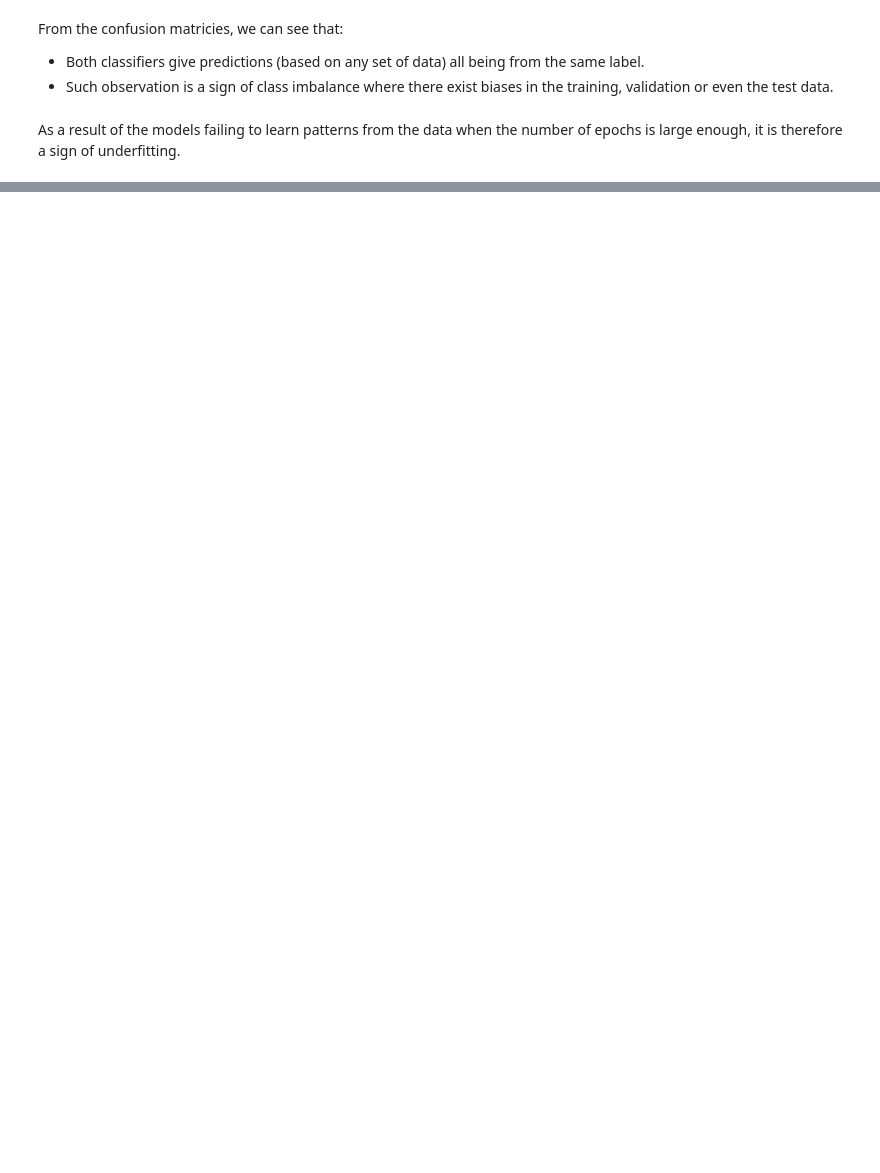
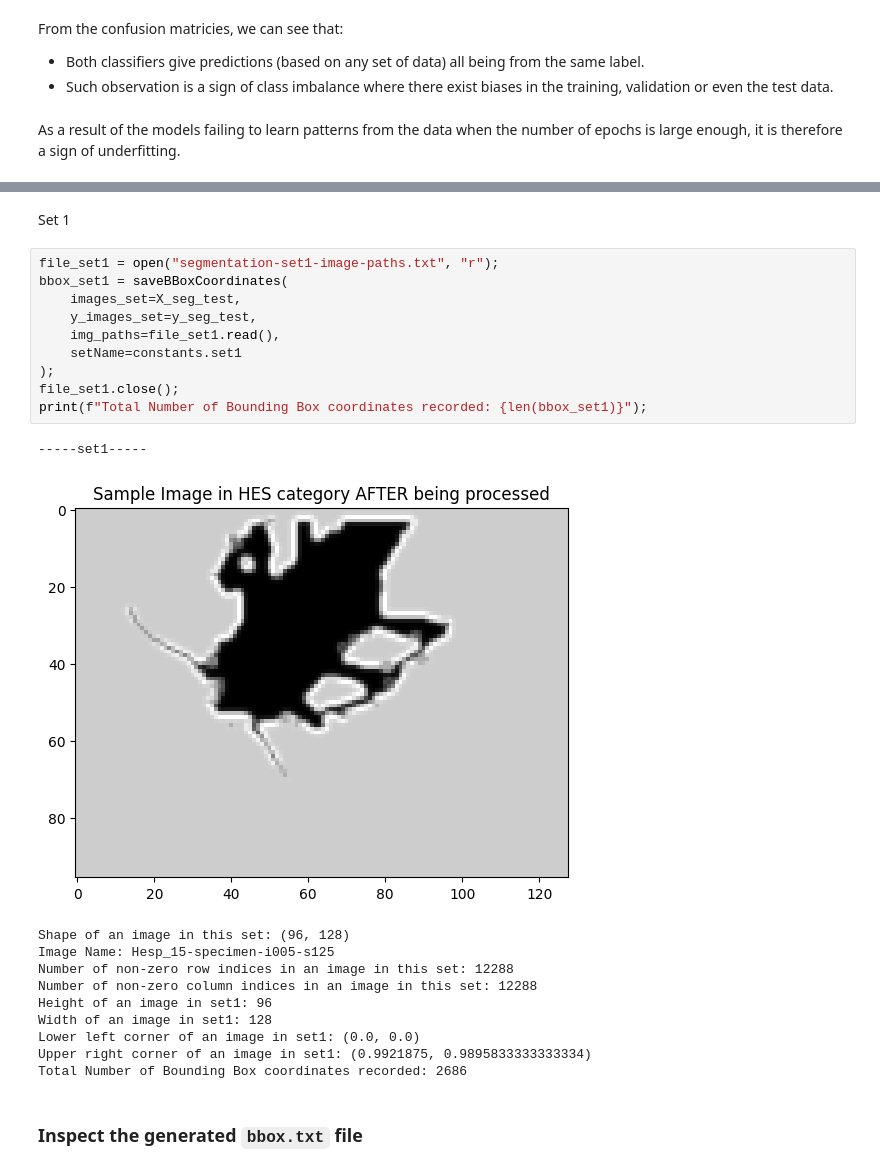
Before and after one commit to kmock930/Multi-Category-Image-Modelling-Transfer-Learning, a Jupyter notebook: CSI5341 Assignment 3 - Kelvin Mock 300453668.ipynb, the cells around one changed output, grey strips where cells are left out. Cells and saved outputs as stored; diff of their text form; blank space fills up the shorter version.

```diff
--- a/CSI5341 Assignment 3 - Kelvin Mock 300453668.ipynb
+++ b/CSI5341 Assignment 3 - Kelvin Mock 300453668.ipynb
@@ -517,0 +642,26 @@ As a result of the models failing to learn patterns from the data when the numbe
+# %% [markdown]
+Set 1
+# %%
+file_set1 = open("segmentation-set1-image-paths.txt", "r");
+bbox_set1 = saveBBoxCoordinates(
+    images_set=X_seg_test,
+    y_images_set=y_seg_test,
+    img_paths=file_set1.read(),
+    setName=constants.set1
+);
+file_set1.close();
+print(f"Total Number of Bounding Box coordinates recorded: {len(bbox_set1)}");
+# %% [output]
+-----set1-----
+[figure, added]
+Shape of an image in this set: (96, 128)
+Image Name: Hesp_15-specimen-i005-s125
+Number of non-zero row indices in an image in this set: 12288
+Number of non-zero column indices in an image in this set: 12288
+Height of an image in set1: 96
+Width of an image in set1: 128
+Lower left corner of an image in set1: (0.0, 0.0)
+Upper right corner of an image in set1: (0.9921875, 0.9895833333333334)
+Total Number of Bounding Box coordinates recorded: 2686
+# %% [markdown]
+### Inspect the generated `bbox.txt` file
```
Also changed, not shown: parts of 28 cells of this notebook, 2 other files.
